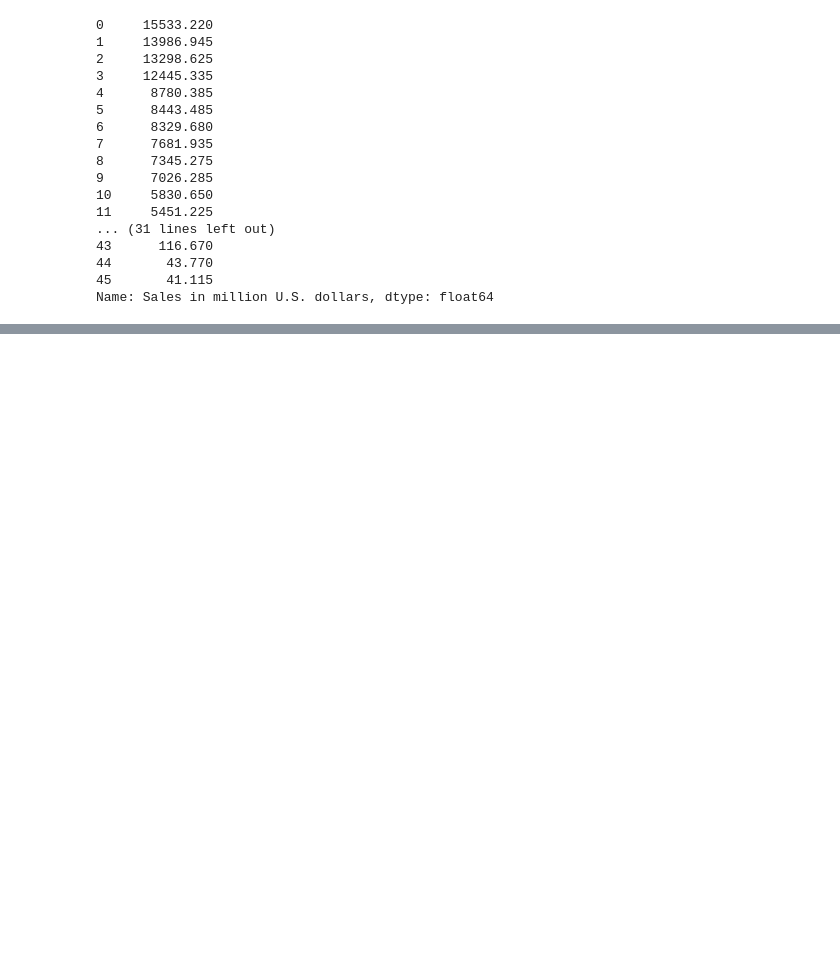
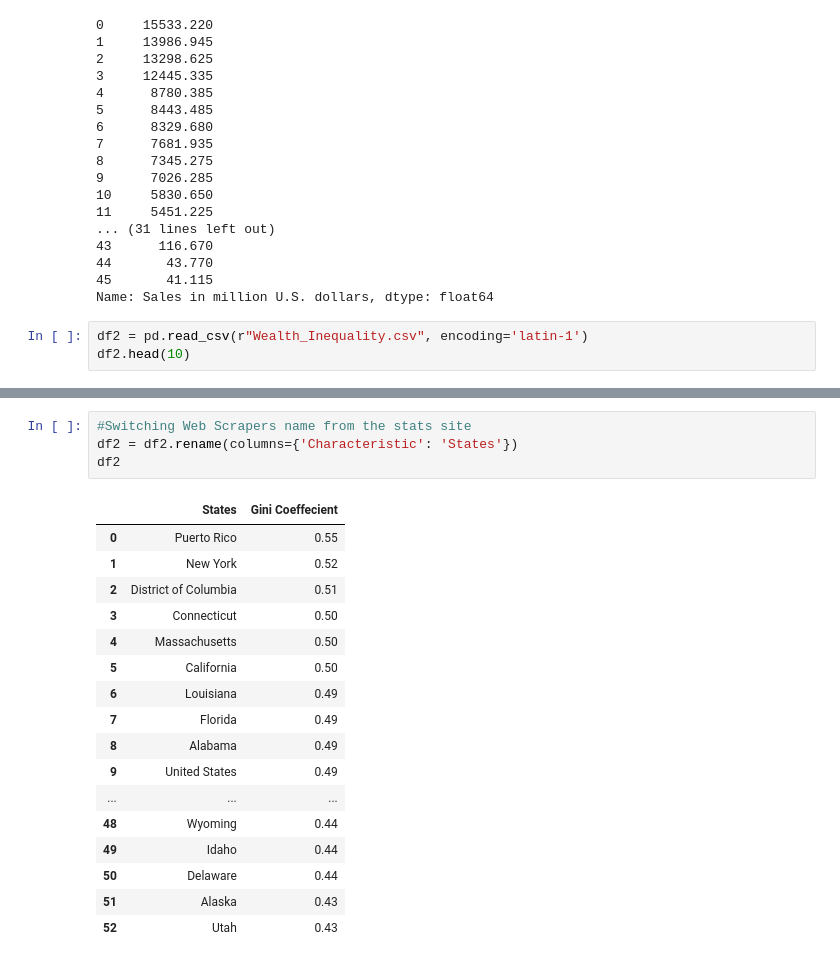
Before and after one commit to MouZer77/Powerball-Project, a Jupyter notebook: Lottery_Sales_Stats.ipynb, the cells around one changed output, grey strips where cells are left out. Cells and saved outputs as stored; diff of their text form; blank space fills up the shorter version.

```diff
--- a/Lottery_Sales_Stats.ipynb
+++ b/Lottery_Sales_Stats.ipynb
@@ -76,3 +78,6 @@ MSLA_Profit
 44       43.770
 45       41.115
 Name: Sales in million U.S. dollars, dtype: float64
+# %%
+df2 = pd.read_csv(r"Wealth_Inequality.csv", encoding='latin-1')
+df2.head(10)
@@ -78,0 +96,22 @@ Name: Sales in million U.S. dollars, dtype: float64
+# %%
+#Switching Web Scrapers name from the stats site
+df2 = df2.rename(columns={'Characteristic': 'States'})
+df2
+# %% [output]
+|  | States | Gini Coeffecient |
+| 0 | Puerto Rico | 0.55 |
+| 1 | New York | 0.52 |
+| 2 | District of Columbia | 0.51 |
+| 3 | Connecticut | 0.50 |
+| 4 | Massachusetts | 0.50 |
+| 5 | California | 0.50 |
+| 6 | Louisiana | 0.49 |
+| 7 | Florida | 0.49 |
+| 8 | Alabama | 0.49 |
+| 9 | United States | 0.49 |
+| ... | ... | ... |
+| 48 | Wyoming | 0.44 |
+| 49 | Idaho | 0.44 |
+| 50 | Delaware | 0.44 |
+| 51 | Alaska | 0.43 |
+| 52 | Utah | 0.43 |
```
Also changed, not shown: parts of 8 cells of this notebook, 4 other files.
